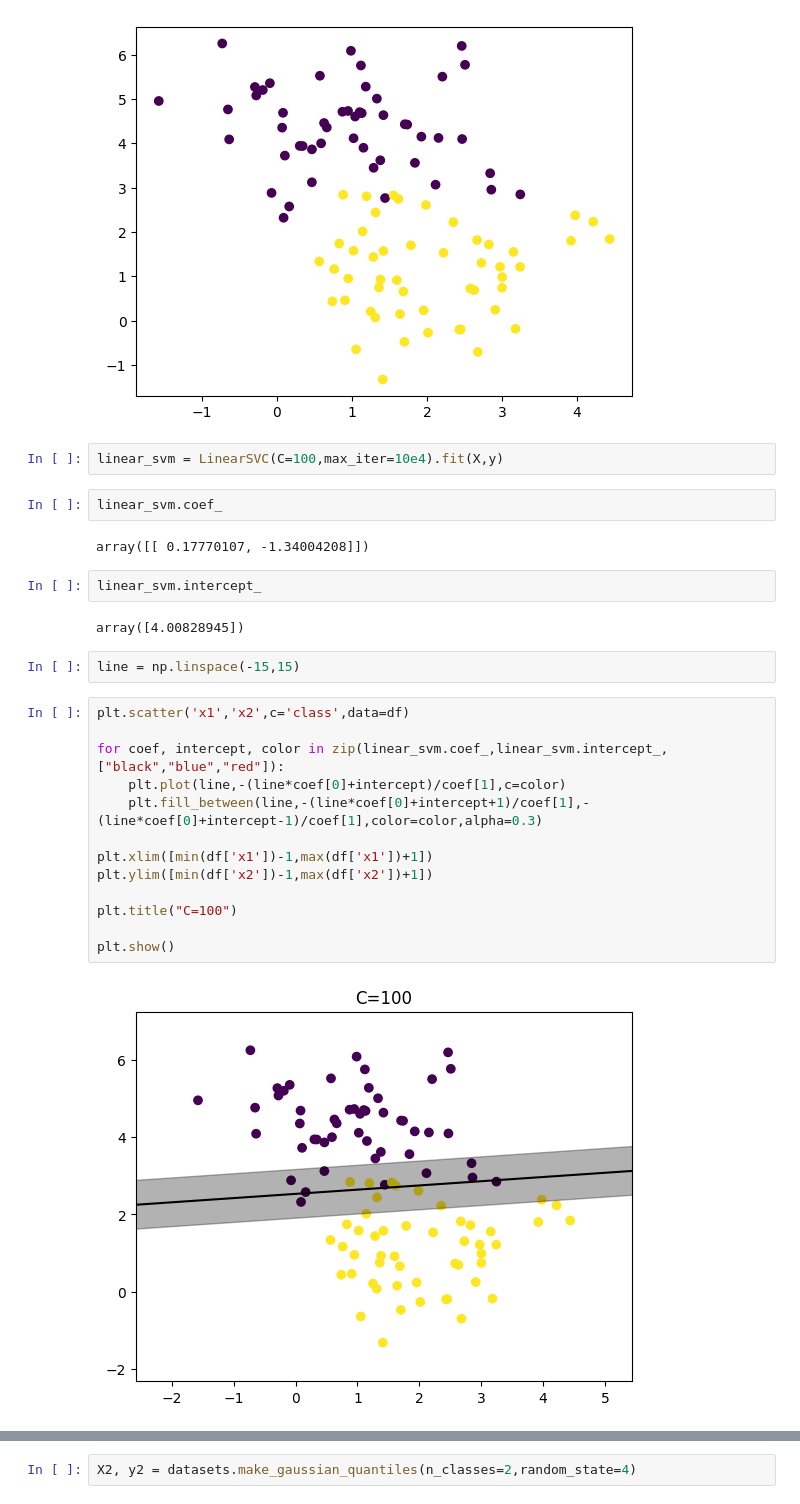
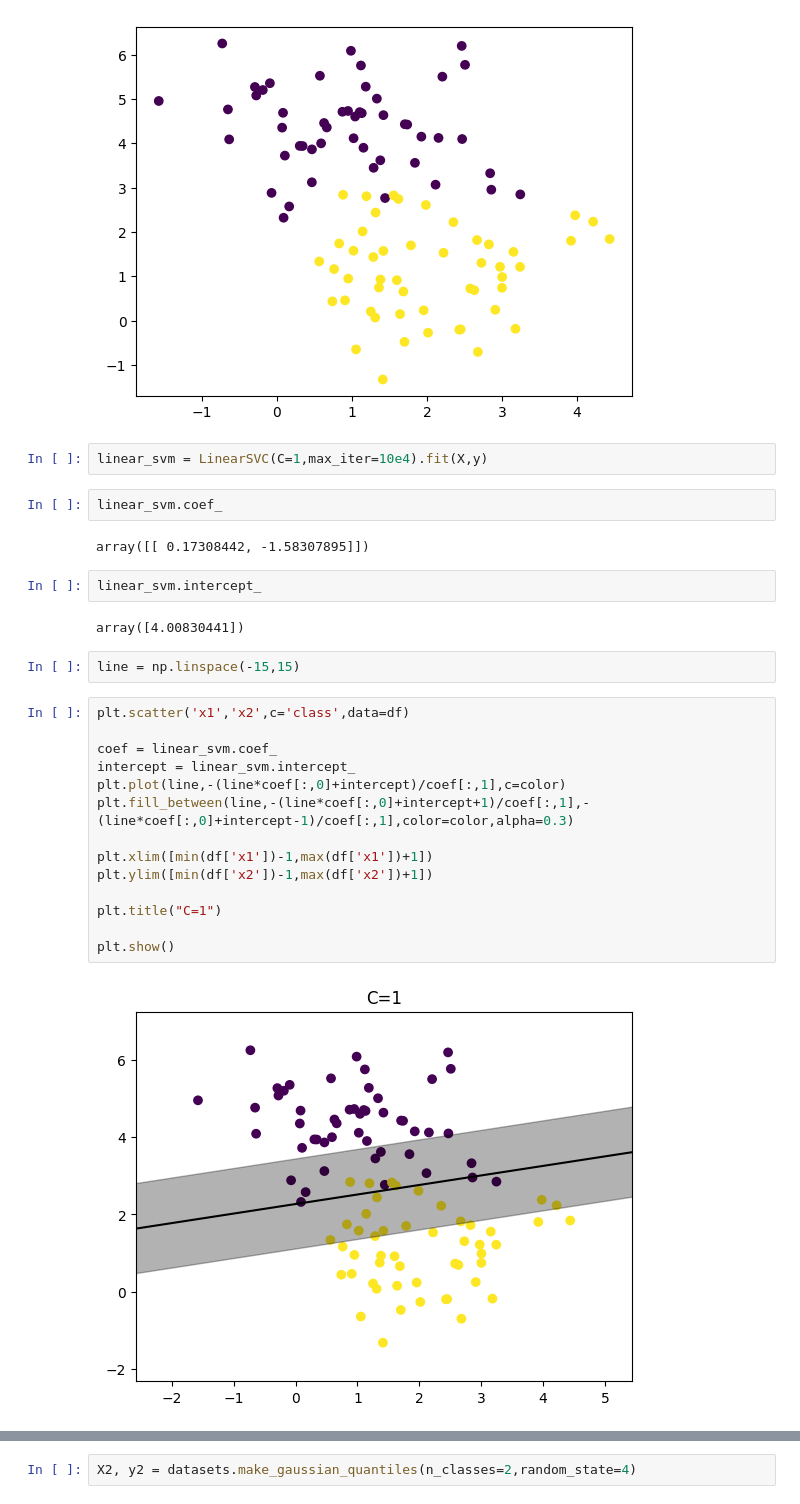
Before and after one commit to cyp-ark/SVM, a Jupyter notebook: code.ipynb, the cells around one changed output, grey strips where cells are left out. Saved outputs shown, nothing was run; the diff lists cells and outputs as text.

```diff
--- a/code.ipynb
+++ b/code.ipynb
@@ -30,29 +32,30 @@ plt.scatter('x1','x2',c='class',data=df)
 <matplotlib.collections.PathCollection at 0x...>
 [figure]
 # %%
-linear_svm = LinearSVC(C=100,max_iter=10e4).fit(X,y)
+linear_svm = LinearSVC(C=1,max_iter=10e4).fit(X,y)
 # %%
 linear_svm.coef_
 # %% [output]
-array([[ 0.17770107, -1.34004208]])
+array([[ 0.17308442, -1.58307895]])
 # %%
 linear_svm.intercept_
 # %% [output]
-array([4.00828945])
+array([4.00830441])
 # %%
 line = np.linspace(-15,15)
 # %%
 plt.scatter('x1','x2',c='class',data=df)
 
-for coef, intercept, color in zip(linear_svm.coef_,linear_svm.intercept_,["black","blue","red"]):
-    plt.plot(line,-(line*coef[0]+intercept)/coef[1],c=color)
-    plt.fill_between(line,-(line*coef[0]+intercept+1)/coef[1],-(line*coef[0]+intercept-1)/coef[1],color=color,alpha=0.3)
+coef = linear_svm.coef_
+intercept = linear_svm.intercept_
+plt.plot(line,-(line*coef[:,0]+intercept)/coef[:,1],c=color)
+plt.fill_between(line,-(line*coef[:,0]+intercept+1)/coef[:,1],-(line*coef[:,0]+intercept-1)/coef[:,1],color=color,alpha=0.3)
 
 plt.xlim([min(df['x1'])-1,max(df['x1'])+1])
 plt.ylim([min(df['x2'])-1,max(df['x2'])+1])
 
-plt.title("C=100")
+plt.title("C=1")
 
 plt.show()
 # %% [output]
-[figure, old version]
+[figure, new version]
```
Also changed, not shown: parts of 8 cells of this notebook, 1 other file.
